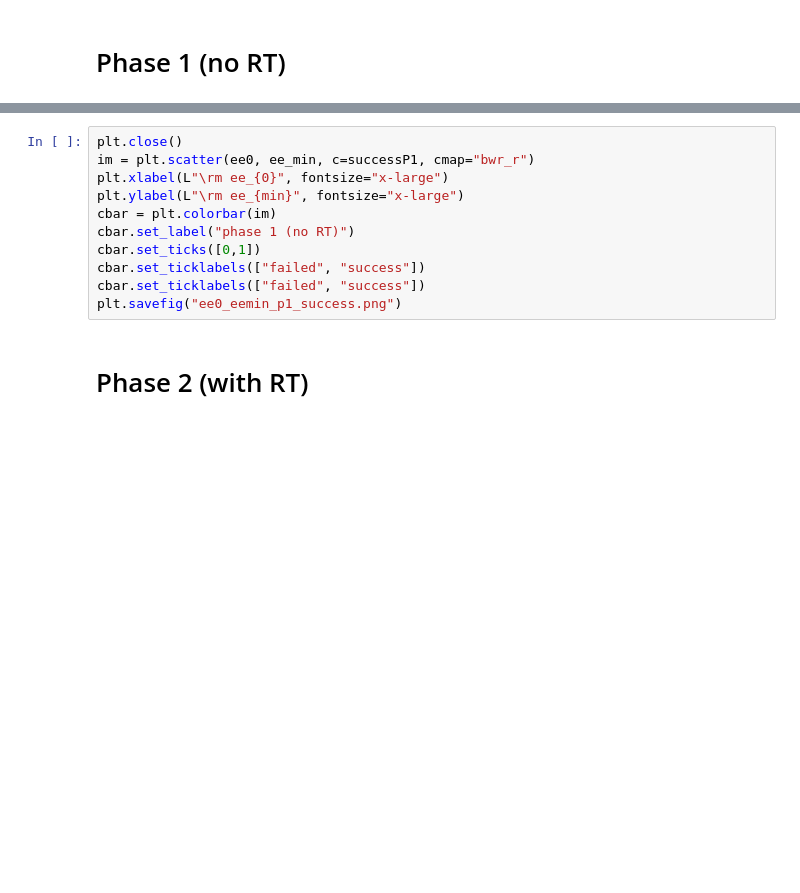
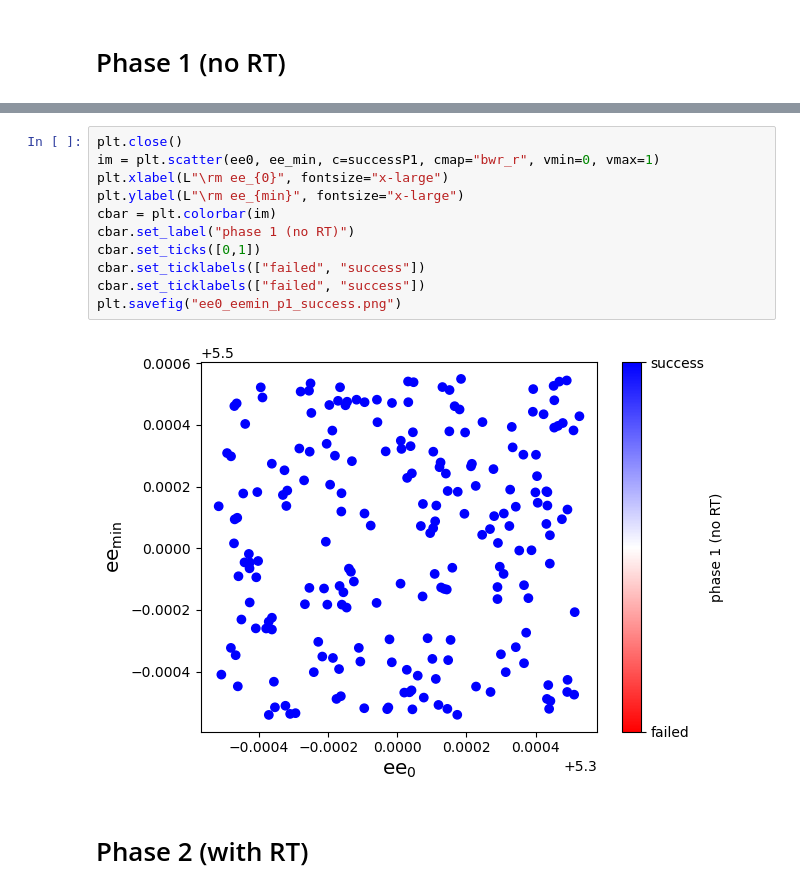
Before and after one commit to pe1995/MUST.jl, a Jupyter notebook: examples/running_dispatch/Valid_T_rho_comb.ipynb, the cells around one changed output, grey strips where cells are left out. Cells and saved outputs as stored; diff of their text form; blank space fills up the shorter version.

```diff
--- a/examples/running_dispatch/Valid_T_rho_comb.ipynb
+++ b/examples/running_dispatch/Valid_T_rho_comb.ipynb
@@ -31,14 +33,16 @@ plt.savefig("t_rho_p1_success.png")
 # %%
 plt.close()
-im = plt.scatter(ee0, ee_min, c=successP1, cmap="bwr_r")
+im = plt.scatter(ee0, ee_min, c=successP1, cmap="bwr_r", vmin=0, vmax=1)
 plt.xlabel(L"\rm ee_{0}", fontsize="x-large")
 plt.ylabel(L"\rm ee_{min}", fontsize="x-large")
 cbar = plt.colorbar(im)
 cbar.set_label("phase 1 (no RT)")
 cbar.set_ticks([0,1])
 cbar.set_ticklabels(["failed", "success"])
 cbar.set_ticklabels(["failed", "success"])
 plt.savefig("ee0_eemin_p1_success.png")
+# %% [output]
+[figure, added]
 # %% [markdown]
 # Phase 2 (with RT)
 # %%
```
Also changed, not shown: parts of 20 cells of this notebook, 10 other files.
